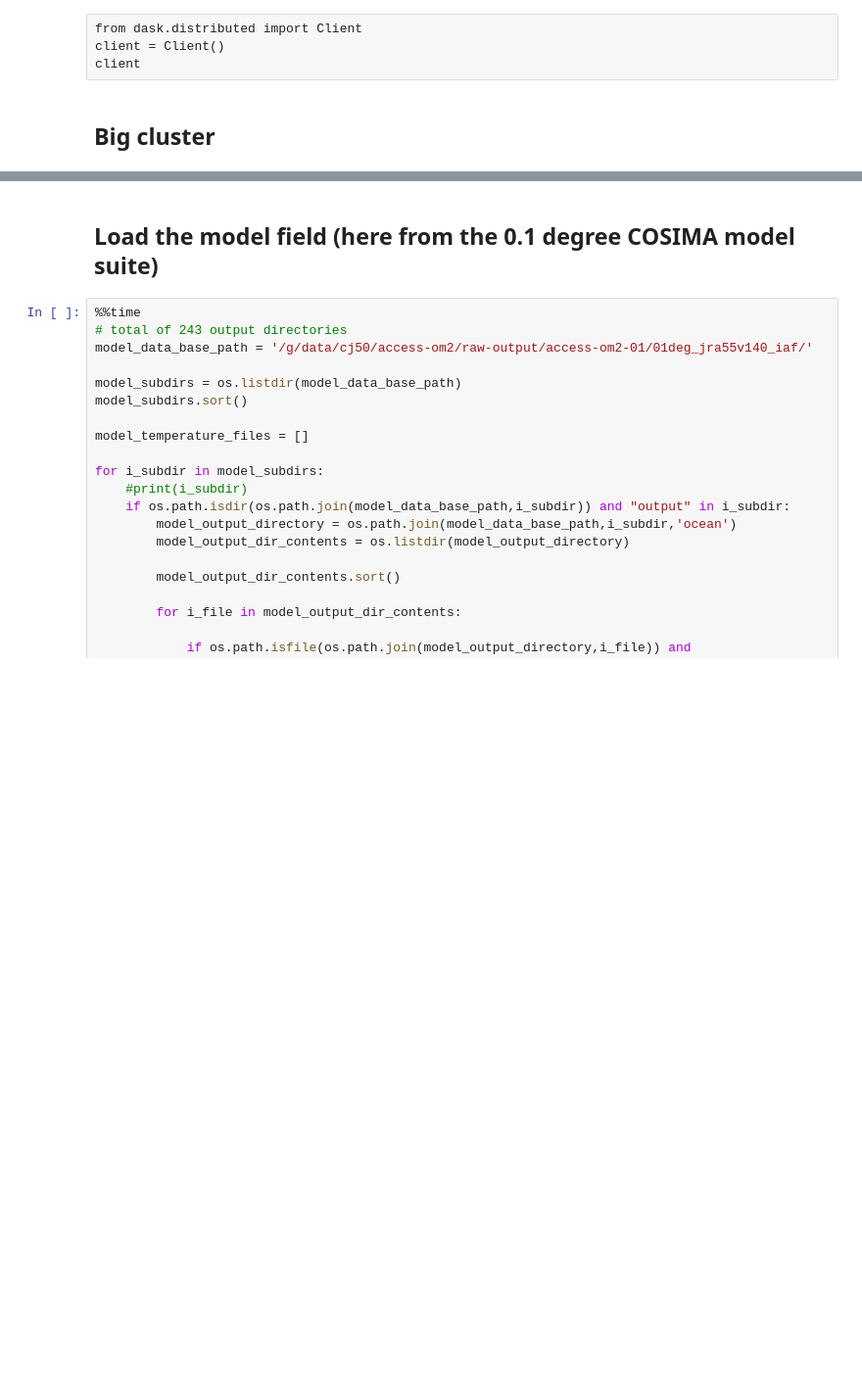
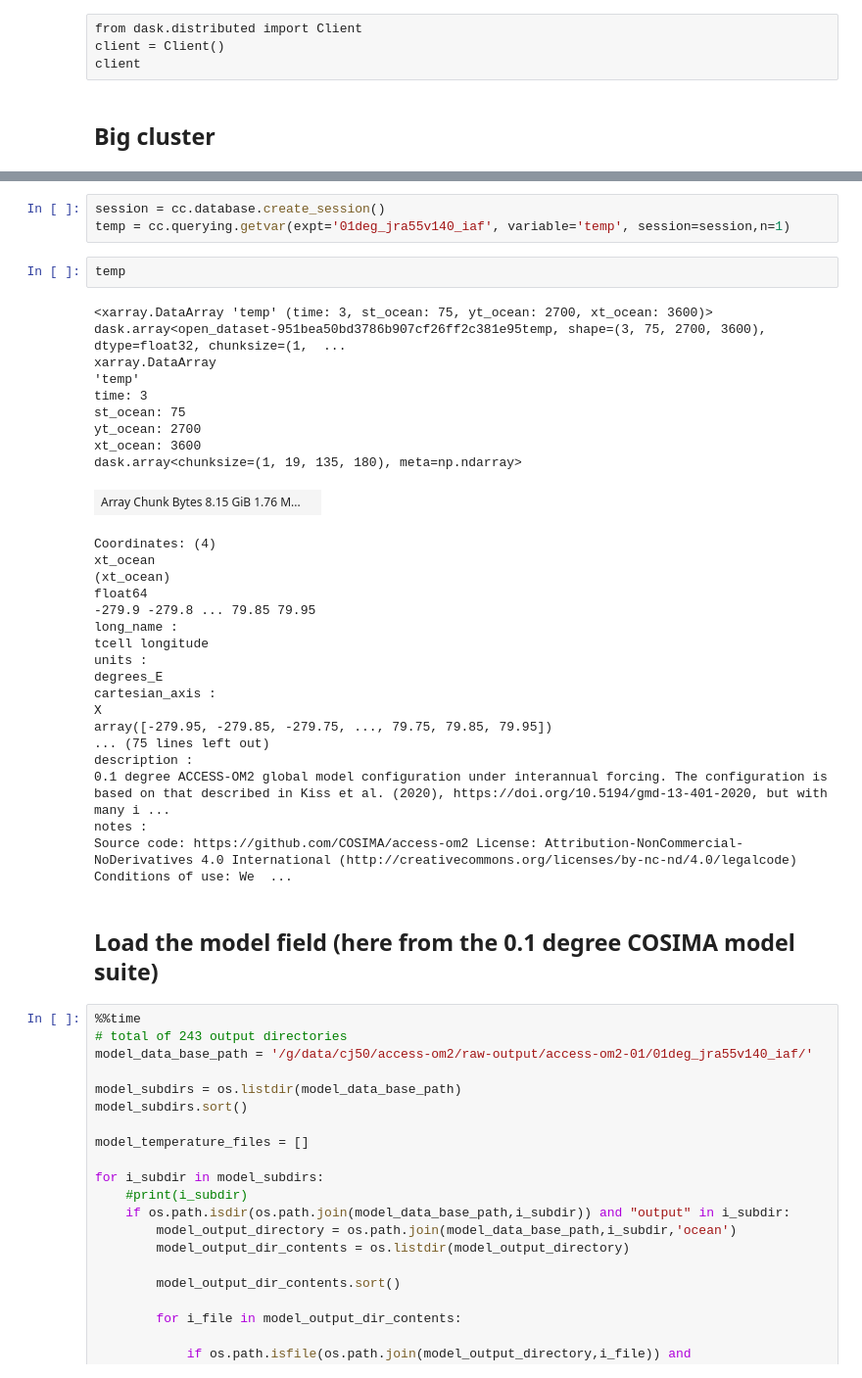
Before and after one commit to CARSv2/cars-v2, a Jupyter notebook: notebooks/Create_Synthetic_WOD-TSM.ipynb, the cells around one changed output, grey strips where cells are left out. Shown at 98% size. Saved outputs shown, nothing was run; the diff lists cells and outputs as text; blank space fills up the shorter version.

Commit message:
failed attempt to use CC to access the 01deg_jra55v140_iaf

```diff
--- a/notebooks/Create_Synthetic_WOD-TSM.ipynb
+++ b/notebooks/Create_Synthetic_WOD-TSM.ipynb
@@ -70,3 +90,35 @@ client
+# %%
+session = cc.database.create_session()
+temp = cc.querying.getvar(expt='01deg_jra55v140_iaf', variable='temp', session=session,n=1)
+# %%
+temp
+# %% [output]
+<xarray.DataArray 'temp' (time: 3, st_ocean: 75, yt_ocean: 2700, xt_ocean: 3600)> dask.array<open_dataset-951bea50bd3786b907cf26ff2c381e95temp, shape=(3, 75, 2700, 3600), dtype=float32, chunksize=(1,  ...
+xarray.DataArray
+'temp'
+time: 3
+st_ocean: 75
+yt_ocean: 2700
+xt_ocean: 3600
+dask.array<chunksize=(1, 19, 135, 180), meta=np.ndarray>
+| Array Chunk Bytes 8.15 GiB 1.76 M... |  |
+Coordinates: (4)
+xt_ocean
+(xt_ocean)
+float64
+-279.9 -279.8 ... 79.85 79.95
+long_name :
+tcell longitude
+units :
+degrees_E
+cartesian_axis :
+X
+array([-279.95, -279.85, -279.75, ..., 79.75, 79.85, 79.95])
+... (75 lines left out)
+description :
+0.1 degree ACCESS-OM2 global model configuration under interannual forcing. The configuration is based on that described in Kiss et al. (2020), https://doi.org/10.5194/gmd-13-401-2020, but with many i ...
+notes :
+Source code: https://github.com/COSIMA/access-om2 License: Attribution-NonCommercial-NoDerivatives 4.0 International (http://creativecommons.org/licenses/by-nc-nd/4.0/legalcode) Conditions of use: We  ...
 # %% [markdown]
 ## Load the model field (here from the 0.1 degree COSIMA model suite)
 # %%
```
Also changed, not shown: parts of 6 cells of this notebook.
